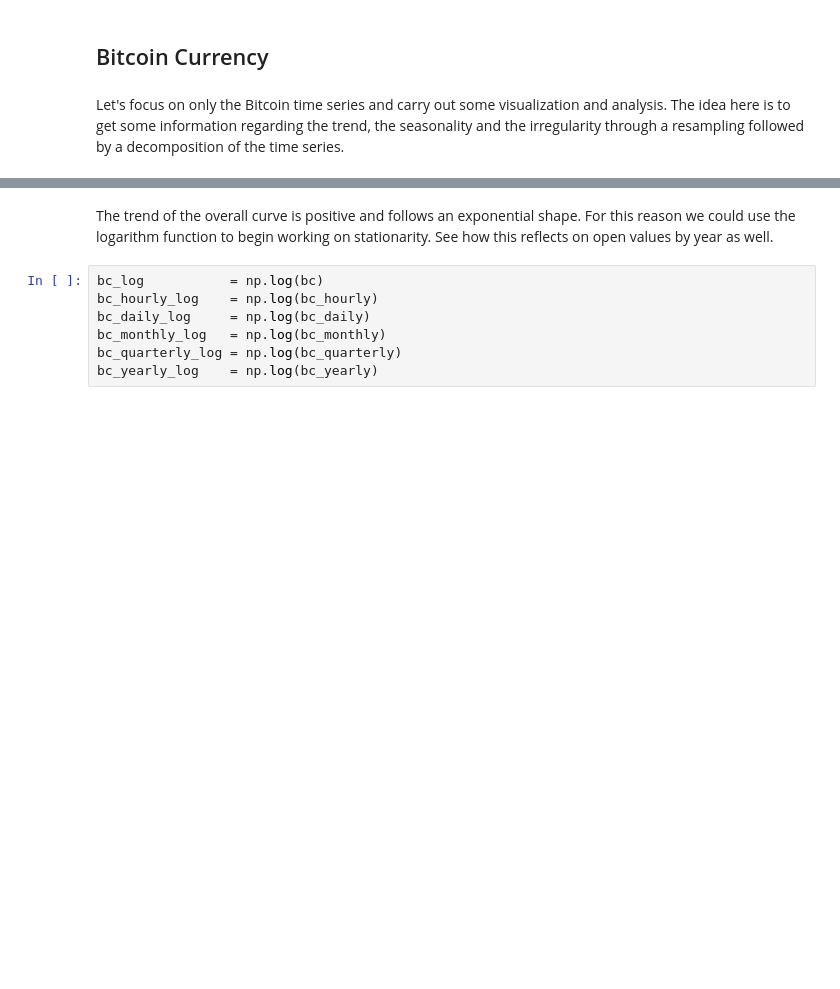
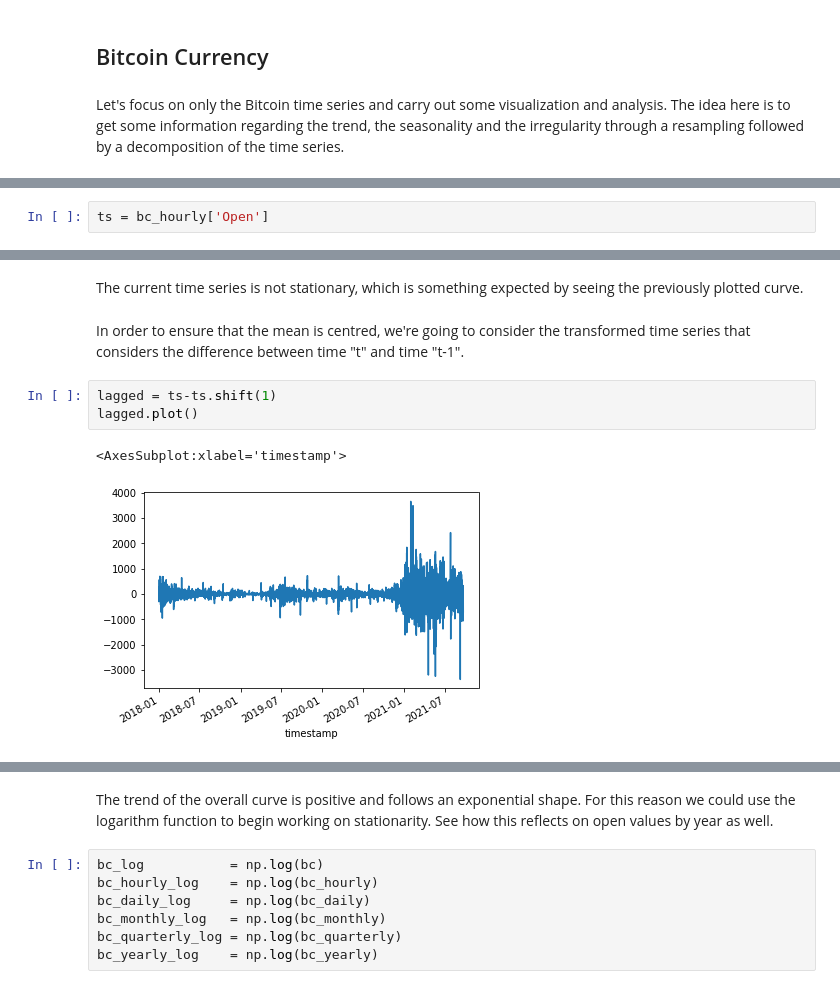
Before and after one commit to tfranza/crypto-forecasting, a Jupyter notebook: eda.ipynb, the cells around one changed output, grey strips where cells are left out. Cells and saved outputs as stored; diff of their text form; blank space fills up the shorter version.

```diff
--- a/eda.ipynb
+++ b/eda.ipynb
@@ -199,0 +204,2 @@ plt.show()
+# %%
+ts = bc_hourly['Open']
@@ -199,0 +232,10 @@ plt.show()
+# %% [markdown]
+The current time series is not stationary, which is something expected by seeing the previously plotted curve.
+# %% [markdown]
+In order to ensure that the mean is centred, we're going to consider the transformed time series that considers the difference between time "t" and time "t-1".
+# %%
+lagged = ts-ts.shift(1)
+lagged.plot()
+# %% [output]
+<AxesSubplot:xlabel='timestamp'>
+[figure, added]
```
Also changed, not shown: parts of 14 cells of this notebook.
